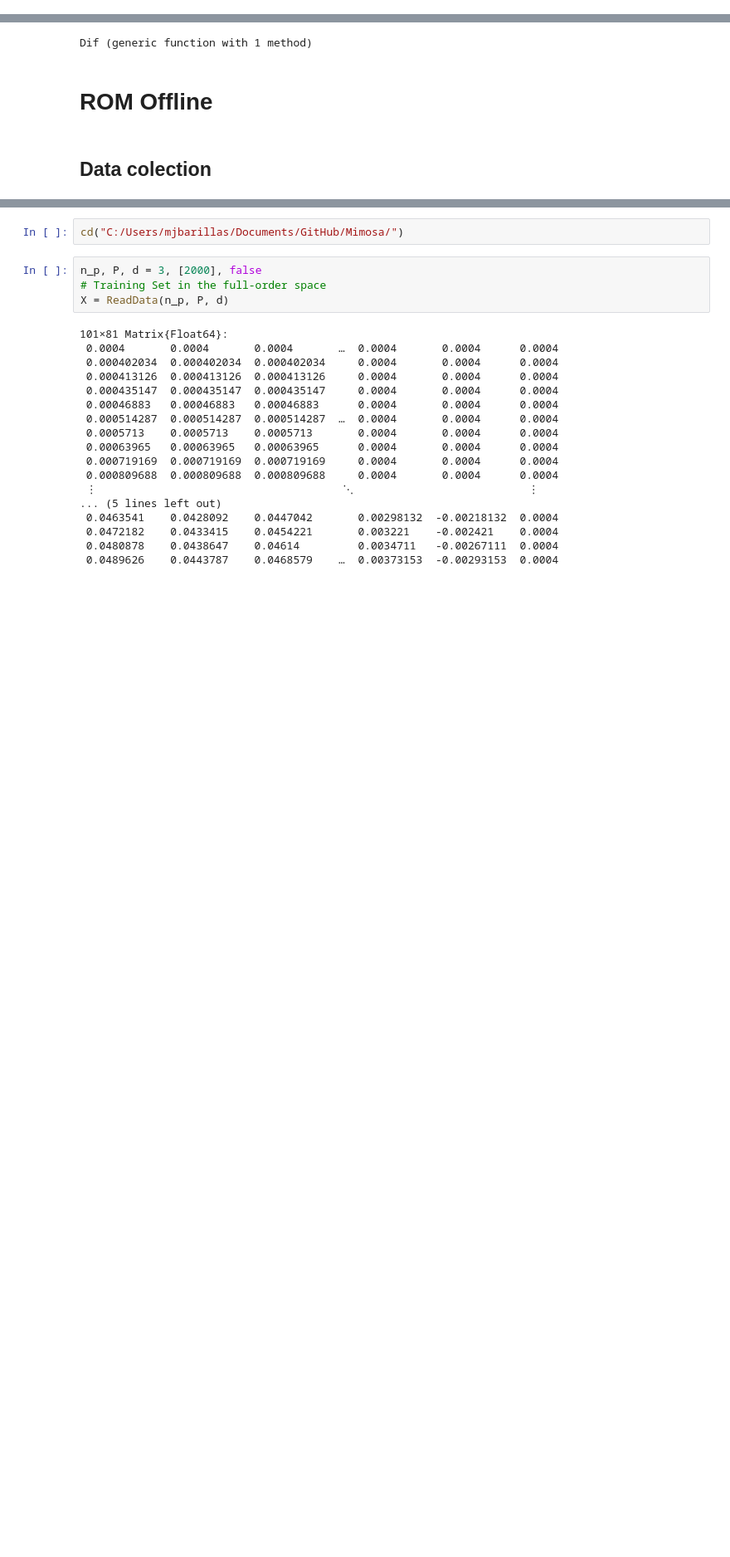
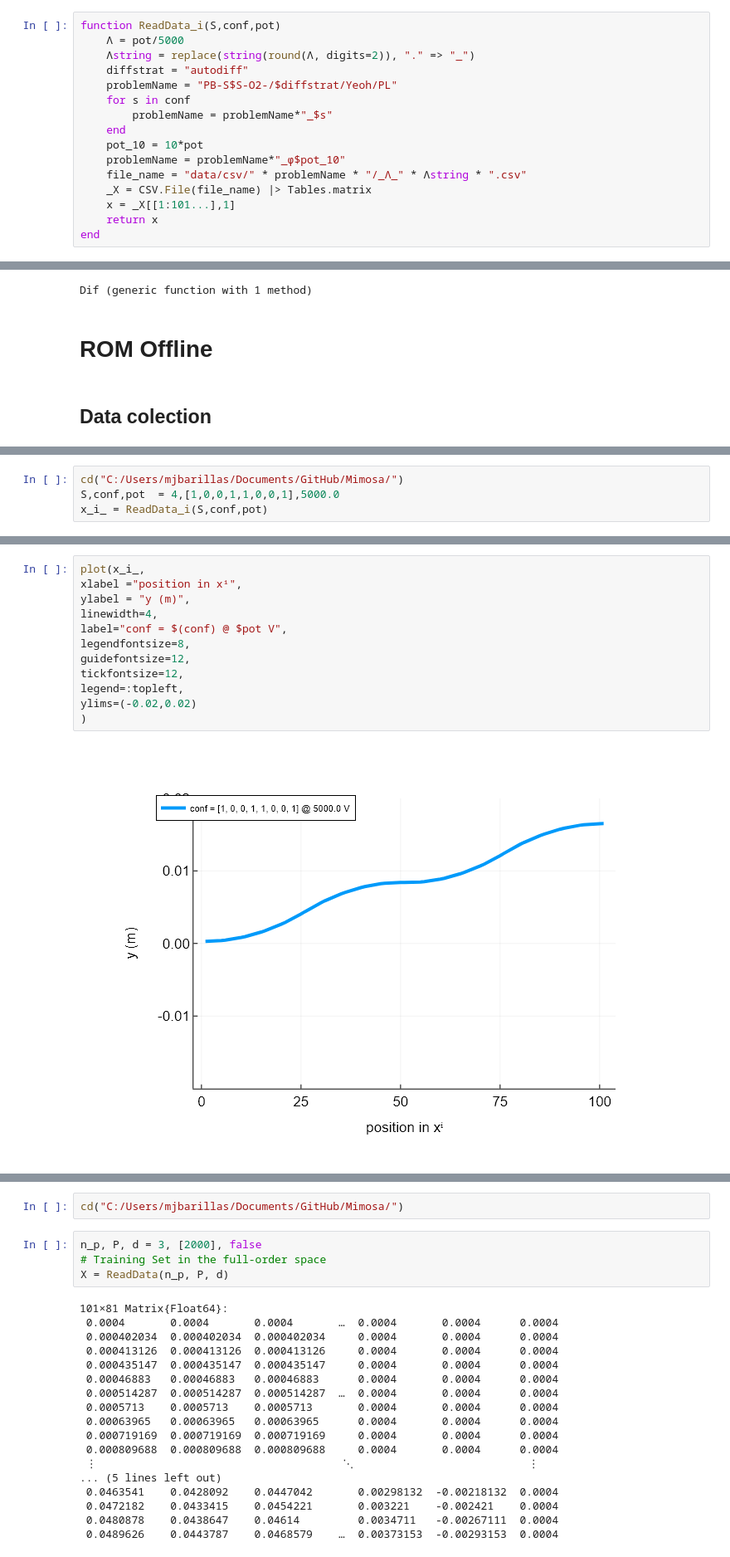
Before and after one commit to miguelmaso/Mimosa, a Jupyter notebook: scripts/MB Ex/kPCA/PB/4S/ROM1.ipynb, the cells around one changed output, grey strips where cells are left out. Shown at 83% size. Cells and saved outputs as stored; diff of their text form; blank space fills up the shorter version.

```diff
--- a/scripts/MB Ex/kPCA/PB/4S/ROM1.ipynb
+++ b/scripts/MB Ex/kPCA/PB/4S/ROM1.ipynb
@@ -18,0 +17,16 @@ Plots.PlotlyJSBackend()
+# %%
+function ReadData_i(S,conf,pot)
+    Λ = pot/5000
+    Λstring = replace(string(round(Λ, digits=2)), "." => "_")
+    diffstrat = "autodiff"
+    problemName = "PB-S$S-O2-/$diffstrat/Yeoh/PL"
+    for s in conf
+        problemName = problemName*"_$s"
+    end
+    pot_10 = 10*pot
+    problemName = problemName*"_ϕ$pot_10"
+    file_name = "data/csv/" * problemName * "/_Λ_" * Λstring * ".csv"
+    _X = CSV.File(file_name) |> Tables.matrix
+    x = _X[[1:101...],1]
+    return x
+end
@@ -701,0 +720,4 @@ Dif (generic function with 1 method)
+# %%
+cd("C:/Users/mjbarillas/Documents/GitHub/Mimosa/")
+S,conf,pot  = 4,[1,0,0,1,1,0,0,1],5000.0
+x_i_ = ReadData_i(S,conf,pot)
@@ -701,0 +742,14 @@ Dif (generic function with 1 method)
+# %%
+plot(x_i_,
+xlabel ="position in xⁱ",
+ylabel = "y (m)",
+linewidth=4,
+label="conf = $(conf) @ $pot V",
+legendfontsize=8,
+guidefontsize=12,
+tickfontsize=12,
+legend=:topleft,
+ylims=(-0.02,0.02)
+)
+# %% [output]
+[figure, added]
```
Also changed, not shown: parts of 39 cells of this notebook, 8 other files.
